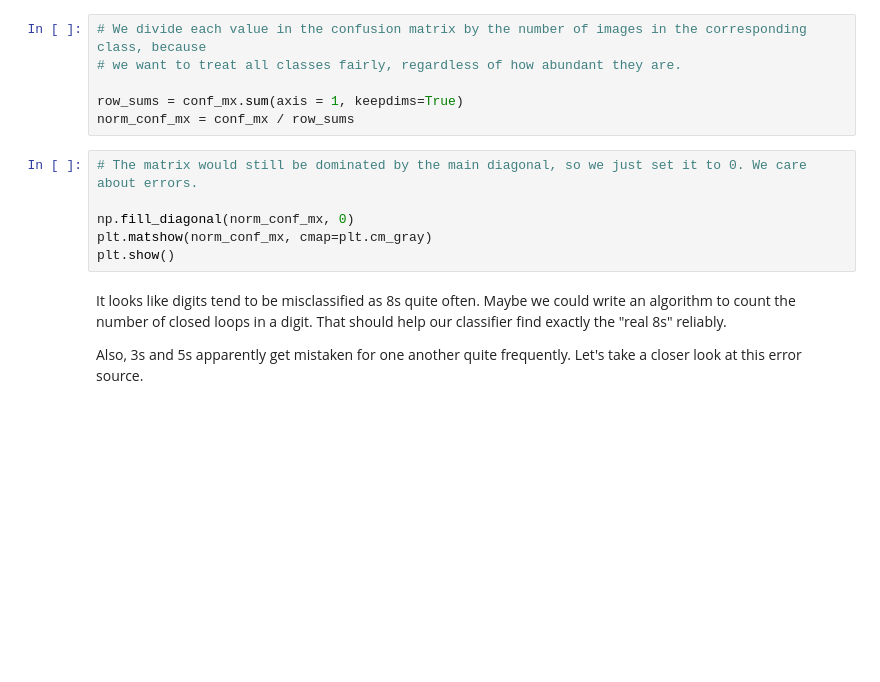
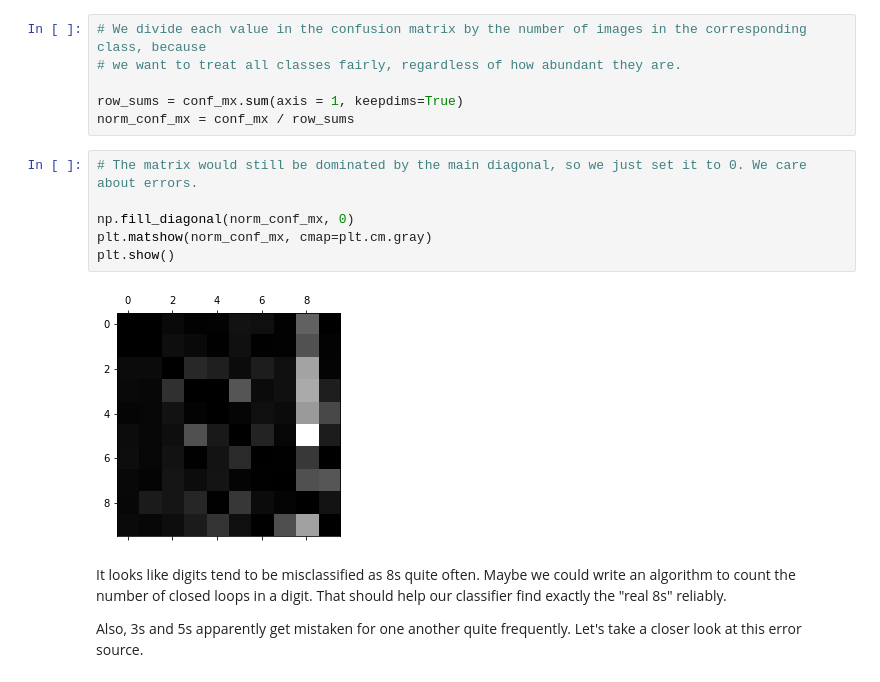
Before and after one commit to larswe/ml-shenanigans, a Jupyter notebook: Digits.ipynb, the cells around one changed output. Cells and saved outputs as stored; diff of their text form; blank space fills up the shorter version.

```diff
--- a/Digits.ipynb
+++ b/Digits.ipynb
@@ -525,9 +543,11 @@ norm_conf_mx = conf_mx / row_sums
 # %%
 # The matrix would still be dominated by the main diagonal, so we just set it to 0. We care about errors.
 
 np.fill_diagonal(norm_conf_mx, 0)
-plt.matshow(norm_conf_mx, cmap=plt.cm_gray)
+plt.matshow(norm_conf_mx, cmap=plt.cm.gray)
 plt.show()
+# %% [output]
+[figure, added]
 # %% [markdown]
 It looks like digits tend to be misclassified as 8s quite often. Maybe we could write an algorithm to count the number of closed loops in a digit. That should help our classifier find exactly the "real 8s" reliably.
 
```
Also changed, not shown: parts of 11 cells of this notebook, 5 other files.
